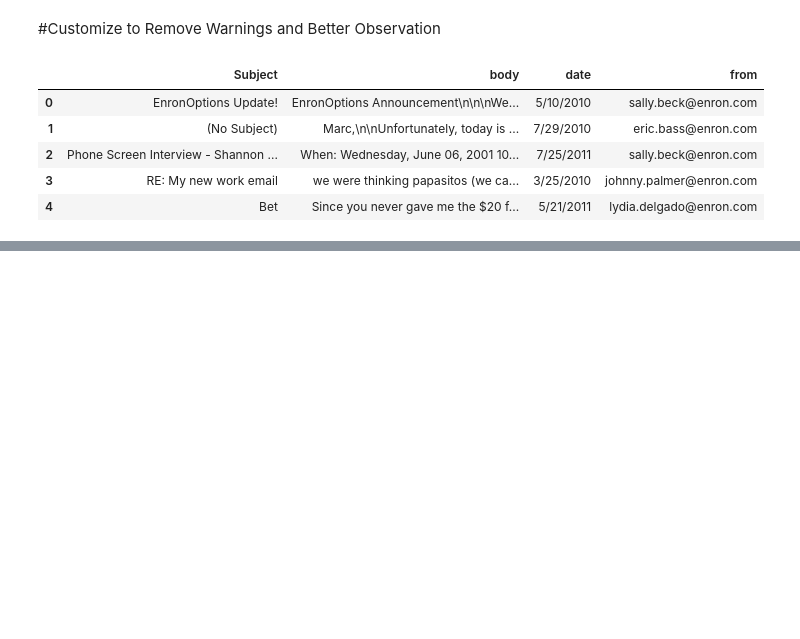
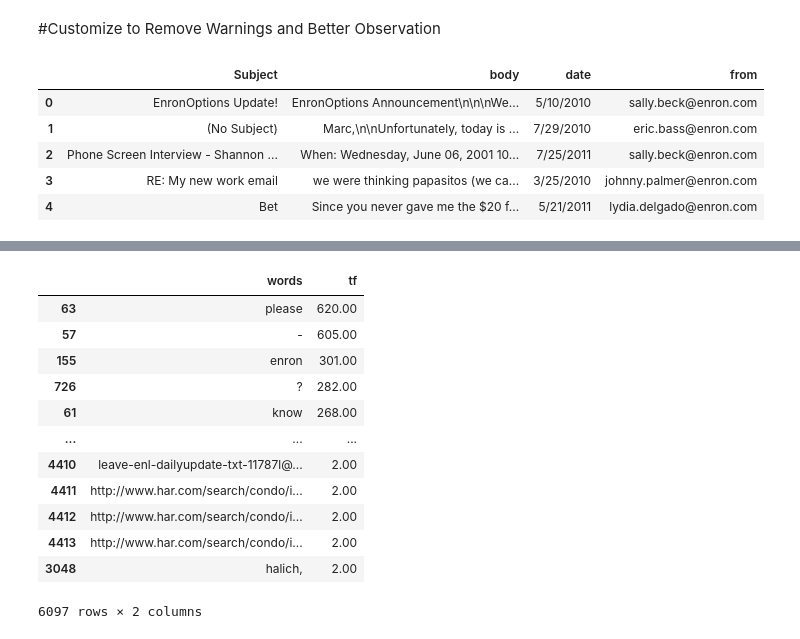
Before and after one commit to NightcoreRagod/Python-and-AI-Tra, a Jupyter notebook: sentimentAnalysis/AIProject.ipynb, the cells around one changed output, grey strips where cells are left out. Cells and saved outputs as stored; diff of their text form; code cells hidden in the pictures; blank space fills up the shorter version.

```diff
--- a/sentimentAnalysis/AIProject.ipynb
+++ b/sentimentAnalysis/AIProject.ipynb
@@ -69,0 +169,16 @@ df.head()
+# %%
+tf.sort_values("tf", ascending=False)
+# %% [output]
+|  | words | tf |
+| 63 | please | 620.00 |
+| 57 | - | 605.00 |
+| 155 | enron | 301.00 |
+| 726 | ? | 282.00 |
+| 61 | know | 268.00 |
+| ... | ... | ... |
+| 4410 | leave-enl-dailyupdate-txt-11787l@... | 2.00 |
+| 4411 | http://www.har.com/search/condo/i... | 2.00 |
+| 4412 | http://www.har.com/search/condo/i... | 2.00 |
+| 4413 | http://www.har.com/search/condo/i... | 2.00 |
+| 3048 | halich, | 2.00 |
+6097 rows × 2 columns
```
Also changed, not shown: parts of 37 cells of this notebook.
